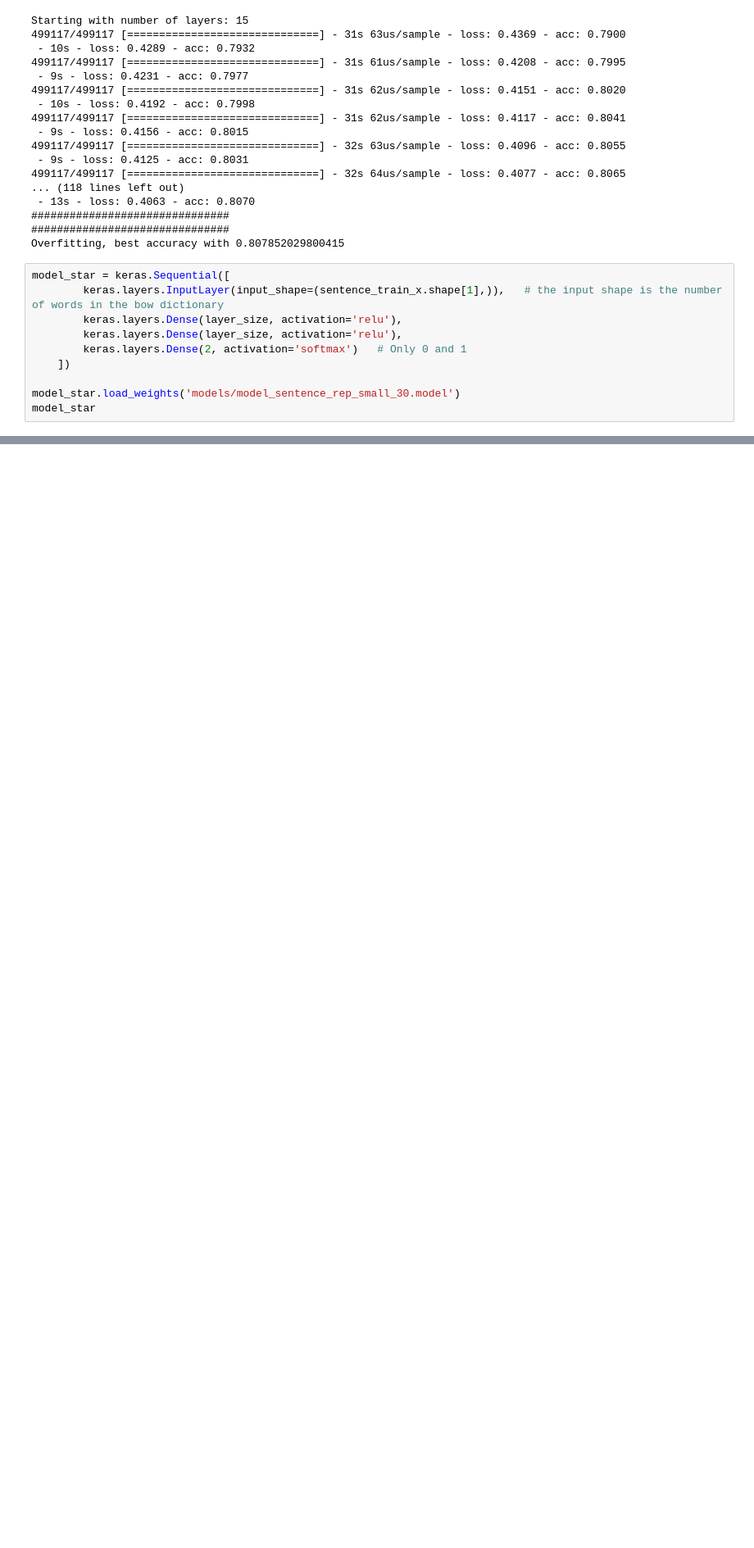
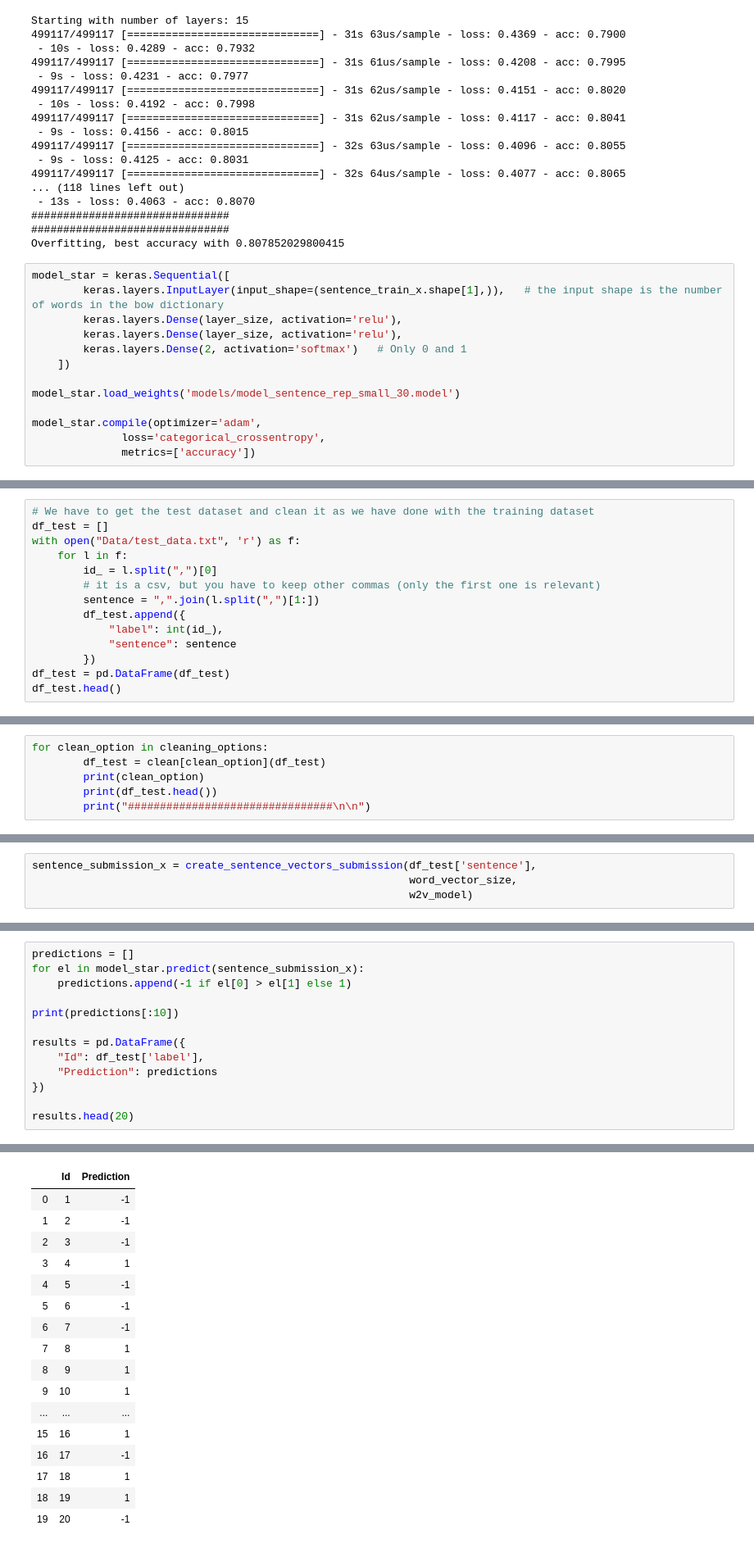
Before and after one commit to oraziorillo/TwitterSentimentAnalysis, a Jupyter notebook: word2vec_nn.ipynb, the cells around one changed output, grey strips where cells are left out. Shown: that part at 82% size. Cells and saved outputs as stored; diff of their text form; blank space fills up the shorter version.

Commit message:
First submission with word2vec, gets 0.807 using 500k sentences of train

```diff
--- a/word2vec_nn.ipynb
+++ b/word2vec_nn.ipynb
@@ -360,7 +361,10 @@ model_star = keras.Sequential([
     ])
 
 model_star.load_weights('models/model_sentence_rep_small_30.model')
-model_star
+
+model_star.compile(optimizer='adam',
+              loss='categorical_crossentropy',
+              metrics=['accuracy'])
 # %%
 print(model_star)
 # %% [output]
@@ -371,0 +384,14 @@ AttributeError: 'NoneType' object has no attribute 'evaluate'
+# %%
+# We have to get the test dataset and clean it as we have done with the training dataset
+df_test = []
+with open("Data/test_data.txt", 'r') as f:
+    for l in f:
+        id_ = l.split(",")[0]
+        # it is a csv, but you have to keep other commas (only the first one is relevant)
+        sentence = ",".join(l.split(",")[1:])
+        df_test.append({
+            "label": int(id_),
+            "sentence": sentence
+        })
+df_test = pd.DataFrame(df_test)
+df_test.head()
@@ -371,0 +405,6 @@ AttributeError: 'NoneType' object has no attribute 'evaluate'
+# %%
+for clean_option in cleaning_options:
+        df_test = clean[clean_option](df_test)
+        print(clean_option)
+        print(df_test.head())
+        print("################################\n\n")
@@ -371,0 +429,4 @@ AttributeError: 'NoneType' object has no attribute 'evaluate'
+# %%
+sentence_submission_x = create_sentence_vectors_submission(df_test['sentence'],
+                                                           word_vector_size,
+                                                           w2v_model)
@@ -371,0 +445,14 @@ AttributeError: 'NoneType' object has no attribute 'evaluate'
+# %%
+predictions = []
+for el in model_star.predict(sentence_submission_x):
+    predictions.append(-1 if el[0] > el[1] else 1)
+
+print(predictions[:10])
+
+results = pd.DataFrame({
+    "Id": df_test['label'],
+    "Prediction": predictions
+})
+
+results.head(20)
+# %% [output]
@@ -371,0 +460,17 @@ AttributeError: 'NoneType' object has no attribute 'evaluate'
+|  | Id | Prediction |
+| 0 | 1 | -1 |
+| 1 | 2 | -1 |
+| 2 | 3 | -1 |
+| 3 | 4 | 1 |
+| 4 | 5 | -1 |
+| 5 | 6 | -1 |
+| 6 | 7 | -1 |
+| 7 | 8 | 1 |
+| 8 | 9 | 1 |
+| 9 | 10 | 1 |
+| ... | ... | ... |
+| 15 | 16 | 1 |
+| 16 | 17 | -1 |
+| 17 | 18 | 1 |
+| 18 | 19 | 1 |
+| 19 | 20 | -1 |
```
Also changed, not shown: parts of 10 cells of this notebook.
